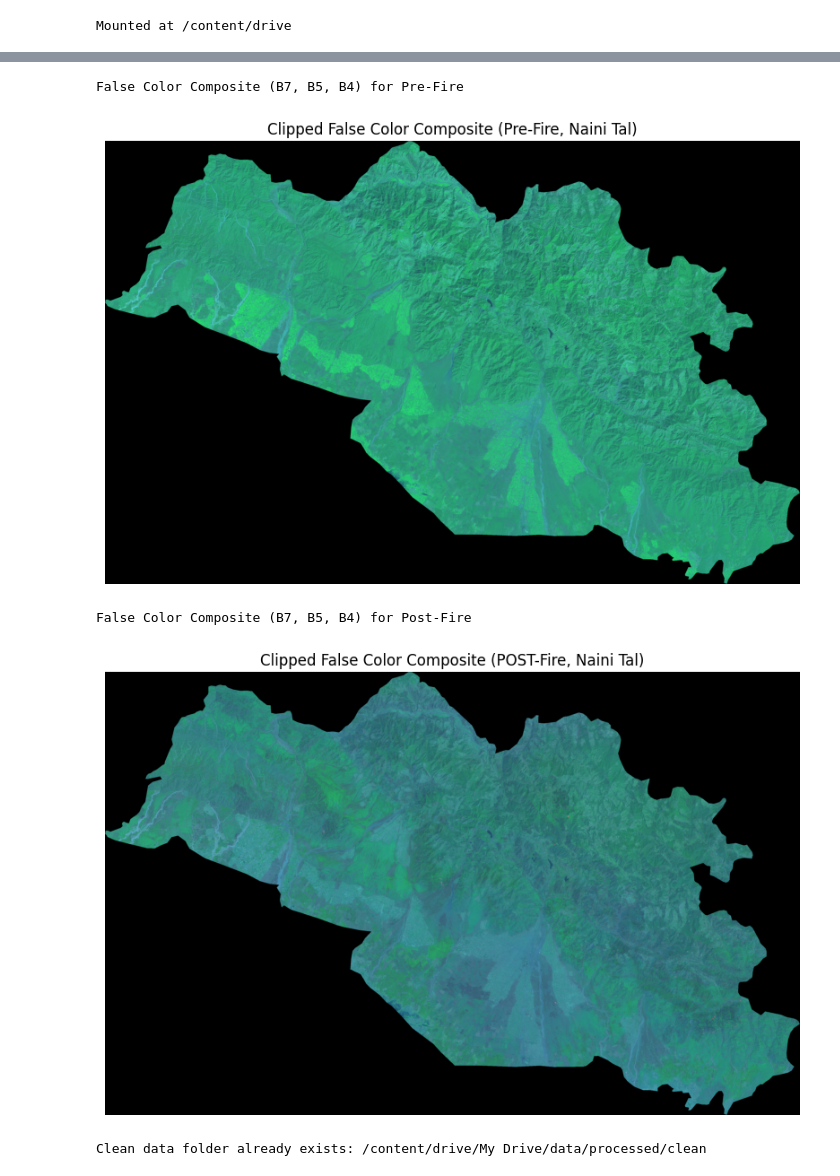
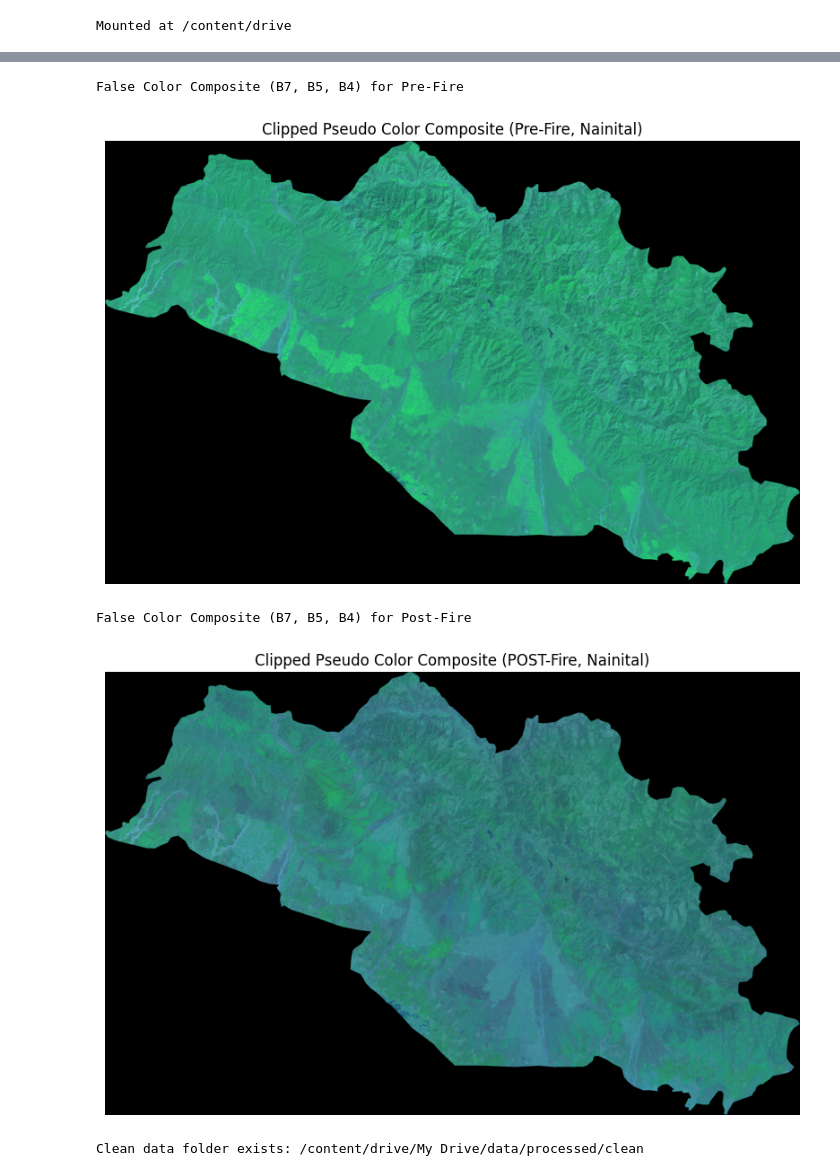
Before and after one commit to Manvithtech07/Forest-Fire-Detection-And-Prediction, a Jupyter notebook: notebooks/data_preprocessing.ipynb, the cells around one changed output, grey strips where cells are left out. Drawn from its saved outputs; the diff is of its cells as text; code cells hidden in the pictures.

```diff
--- a/notebooks/data_preprocessing.ipynb
+++ b/notebooks/data_preprocessing.ipynb
@@ -63,13 +63,13 @@ try:
     district_to_filter = "Naini Tal"
     nainital_gdf = all_districts_gdf[all_districts_gdf[district_column_name] == district_to_filter]
     if nainital_gdf.empty:
-        print(f"ERROR: '{district_to_filter}' not found in column '{district_column_name}'.")
-        print("Available districts in your file:", all_districts_gdf[district_column_name].unique())
+        print(f"ERROR: '{district_to_filter}' not found '{district_column_name}'.")
+        print("Available districts:", all_districts_gdf[district_column_name].unique())
     else:
         nainital_gdf.plot()
-        plt.title("Naini Tal District Boundary")
+        plt.title("Nainital District Boundary")
         plt.show()
 
 except Exception as e:
-    print(f"ERROR: Could not load shapefile. Check your 'VECTOR_PATH' and 'shapefile_name'. {e}")
+    print(f"ERROR{e}")
 # %% [output]
@@ -159,36 +141,36 @@ pre_b4_path = f"{PROCESSED_PATH}/clipped_{pre_b4_filename}"
 try:
     src_b7 = rasterio.open(pre_b7_path)
     src_b5 = rasterio.open(pre_b5_path)
     src_b4 = rasterio.open(pre_b4_path)
 
     b7 = src_b7.read(1)
     b5 = src_b5.read(1)
     b4 = src_b4.read(1)
 
     def normalize(band):
         with np.errstate(divide='ignore', invalid='ignore'):
             band_min, band_max = np.nanmin(band), np.nanmax(band)
             if band_max == band_min:
                 return band - band_min
             return (band - band_min) / (band_max - band_min)
 
     b7_norm = normalize(b7)
     b5_norm = normalize(b5)
     b4_norm = normalize(b4)
     false_color_composite = np.dstack((b7_norm, b5_norm, b4_norm))
 
     print("False Color Composite (B7, B5, B4) for Pre-Fire")
     plt.figure(figsize=(10,10))
     plt.imshow(false_color_composite)
-    plt.title("Clipped False Color Composite (Pre-Fire, Naini Tal)")
-    plt.axis('off') # Hide axes
+    plt.title("Clipped Pseudo Color Composite (Pre-Fire, Nainital)")
+    plt.axis('off')
     plt.show()
 
 except Exception as e:
     print(f"ERROR{e}")
 # %% [output]
 False Color Composite (B7, B5, B4) for Pre-Fire
-[figure, old version]
+[figure, new version]
 # %%
 post_b7_filename = "LC08_L2SP_145040_20210410_20210416_02_T1_SR_B7.TIF"
 post_b5_filename = "LC08_L2SP_145040_20210410_20210416_02_T1_SR_B5.TIF"
@@ -215,7 +197,7 @@ try:
     print("False Color Composite (B7, B5, B4) for Post-Fire")
     plt.figure(figsize=(10,10))
     plt.imshow(false_color_composite_post)
-    plt.title("Clipped False Color Composite (POST-Fire, Naini Tal)")
+    plt.title("Clipped Pseudo Color Composite (POST-Fire, Nainital)")
     plt.axis('off') # Hide axes
     plt.show()
 
@@ -223,18 +205,18 @@ except Exception as e:
     print(f"ERROR{e}")
 # %% [output]
 False Color Composite (B7, B5, B4) for Post-Fire
-[figure, old version]
+[figure, new version]
 # %%
 CLEAN_PATH = f"{PROCESSED_PATH}/clean"
 if not os.path.exists(CLEAN_PATH):
     os.makedirs(CLEAN_PATH)
     print(f"Created folder: {CLEAN_PATH}")
 else:
-    print(f"Clean data folder already exists: {CLEAN_PATH}")
+    print(f"Clean data folder exists: {CLEAN_PATH}")
 
 def apply_cloud_mask(data_raster_path, qa_raster_path, output_path):
     if os.path.exists(output_path):
-        print(f"File already exists, skipping: {output_path}")
+        print(f"File exists {output_path}")
         return
     try:
         with rasterio.open(qa_raster_path) as qa_src:
@@ -252,12 +234,12 @@ def apply_cloud_mask(data_raster_path, qa_raster_path, output_path):
         })
 
         with rasterio.open(output_path, "w", **data_meta) as dest:
-            dest.write(data_band_cleaned, 1) # Write the cleaned band
+            dest.write(data_band_cleaned, 1)
 
     except Exception as e:
-        print(f"ERROR masking {os.path.basename(data_raster_path)}: {e}\n")
+        print(f"ERROR {os.path.basename(data_raster_path)}: {e}\n")
 # %% [output]
-Clean data folder already exists: /content/drive/My Drive/data/processed/clean
+Clean data folder exists: /content/drive/My Drive/data/processed/clean
 # %%
 pre_b4_filename = "LC08_L2SP_145040_20210309_20210317_02_T1_SR_B4.TIF"
 pre_b5_filename = "LC08_L2SP_145040_20210309_20210317_02_T1_SR_B5.TIF"
```
Also changed, not shown: parts of 4 cells of this notebook.
